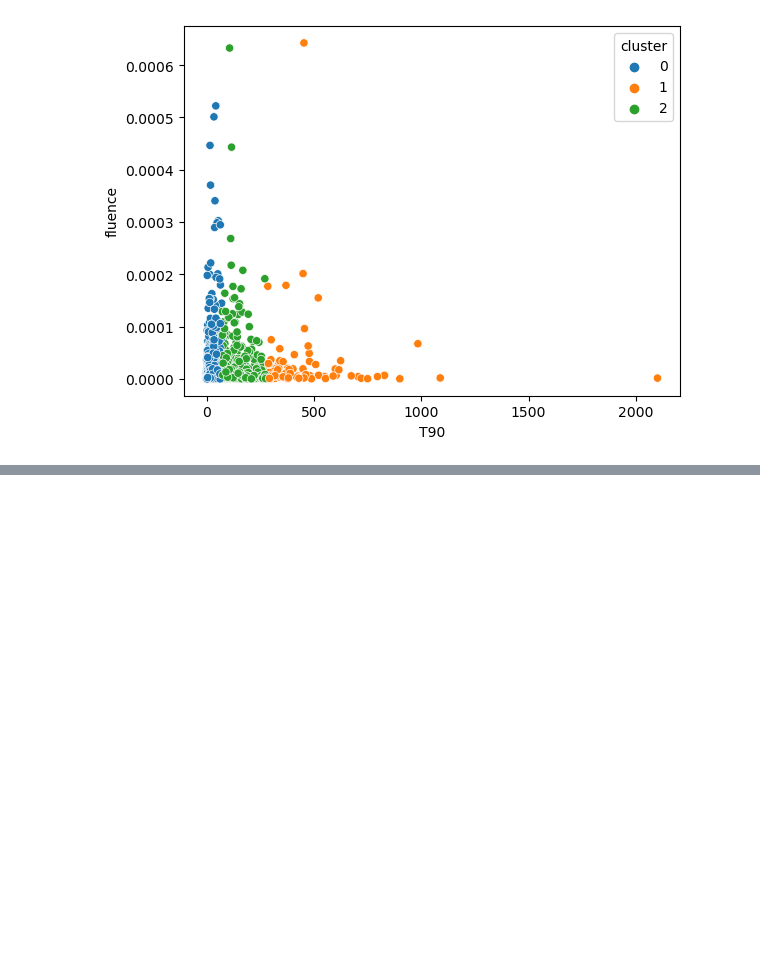
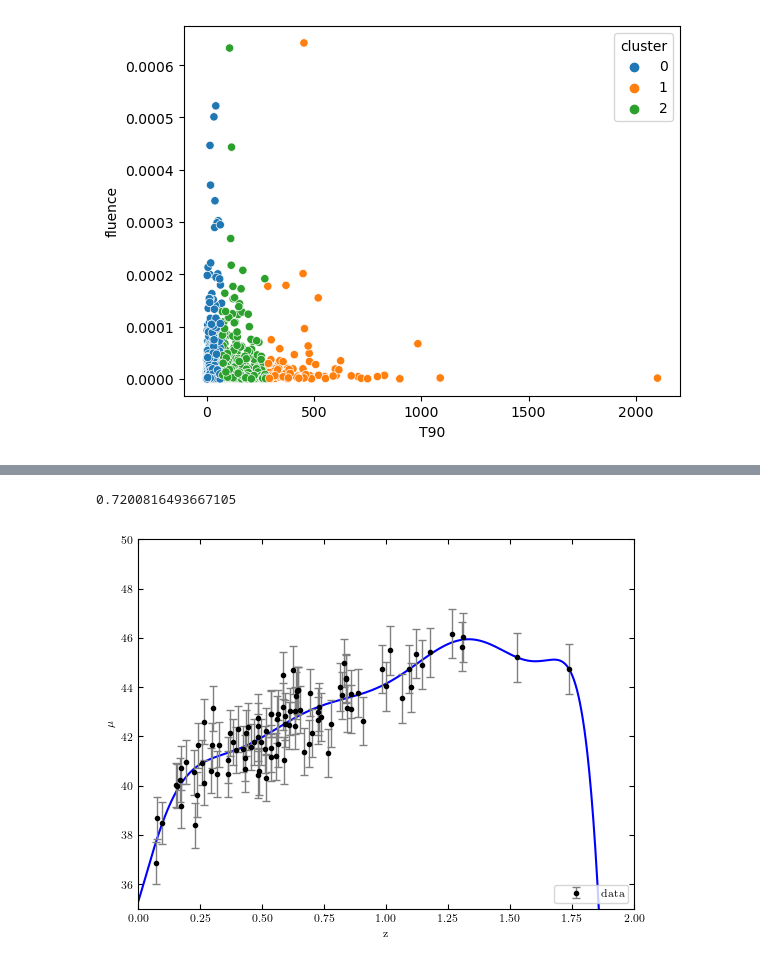
Before and after one commit to zavidos/astrostatistics_bicocca_2023, a Jupyter notebook: AstroStatsCoding.ipynb, the cells around one changed output, grey strips where cells are left out. Drawn from its saved outputs; the diff is of its cells as text; code cells hidden in the pictures; blank space fills up the shorter version.

```diff
--- a/AstroStatsCoding.ipynb
+++ b/AstroStatsCoding.ipynb
@@ -574,0 +594,28 @@ sns.scatterplot(x=df_nored['T90'].astype(float),y=df_nored['fluence'].astype(flo
+# %%
+#using polynomialregression from astroML fit the data with crossvalidation K=4
+from astroML.linear_model import PolynomialRegression
+from astroML.plotting import setup_text_plots
+setup_text_plots(fontsize=8, usetex=True)
+from sklearn.model_selection import KFold
+from sklearn.metrics import mean_squared_error
+
+
+#set up polynomial regression of kf
+polyreg = PolynomialRegression(9)
+polyreg.fit(z_sample.reshape(-1,1),mu_sample)
+#plot the fit
+z_fit = np.linspace(0, 2, 1000)
+mu_fit = polyreg.predict(z_fit[:, None])
+plt.plot(z_fit, mu_fit, '-b')
+#plot the data
+plt.errorbar(z_sample, mu_sample, dmu, fmt='.k', ecolor='gray', lw=1,label='data')
+plt.xlabel("z")
+plt.ylabel("$\mu$")
+plt.legend(loc='lower right')
+plt.xlim(0,2)
+plt.ylim(35,50)
+#calculate the mean squared error
+mean_squared_error(mu_sample,polyreg.predict(z_sample.reshape(-1,1)))
+# %% [output]
+0.7200816493667105
+[figure, added]
```
Also changed, not shown: parts of 22 cells of this notebook, 2 other files.
